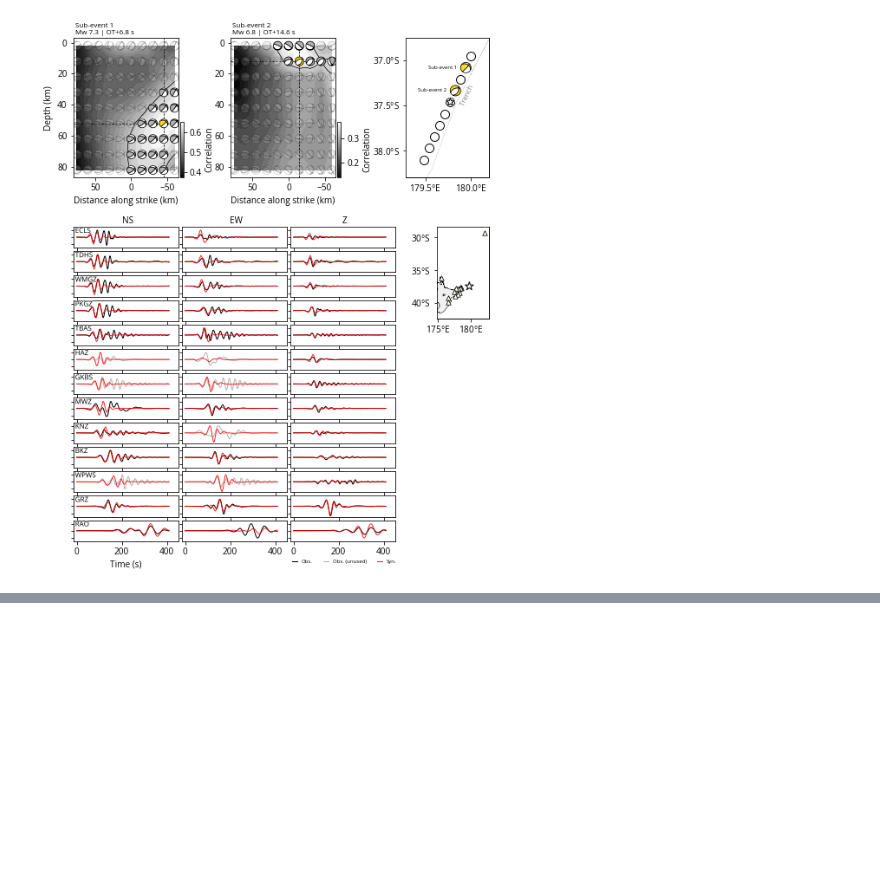
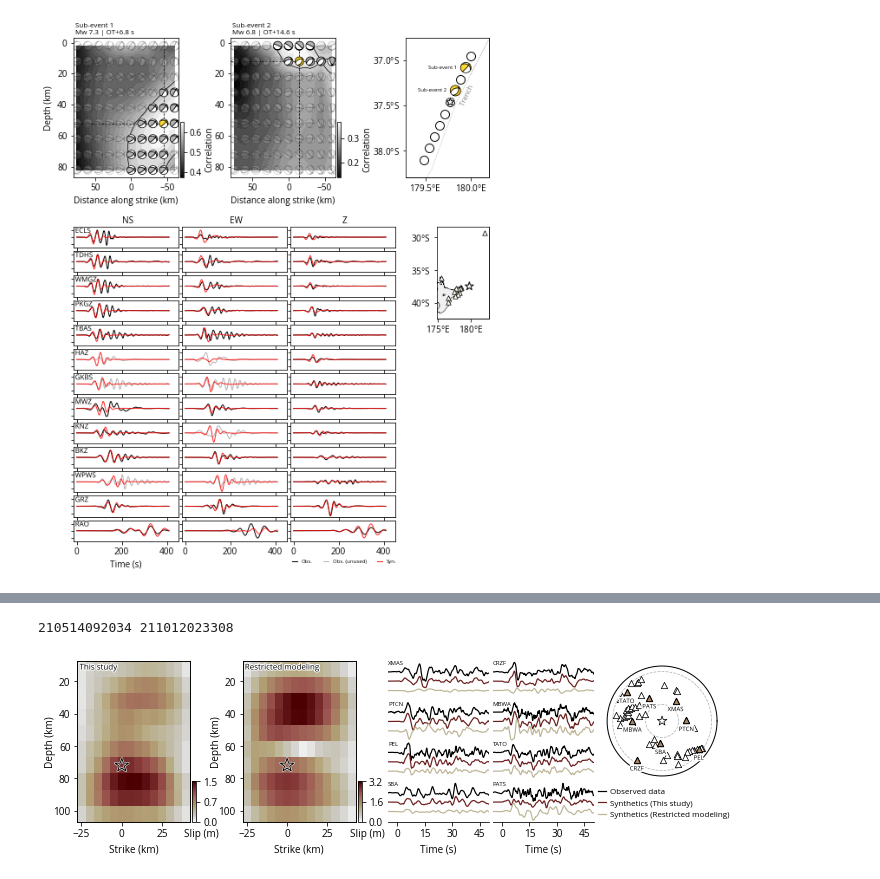
Before and after one commit to rokuwaki/2021EastCapeNZ, a Jupyter notebook: scripts/figure.ipynb, the cells around one changed output, grey strips where cells are left out. Cells and saved outputs as stored; diff of their text form; code cells hidden in the pictures; blank space fills up the shorter version.

```diff
--- a/scripts/figure.ipynb
+++ b/scripts/figure.ipynb
@@ -110,0 +109,5 @@ figuremods.rcmtHF2D('../fig/rcmtHF2DR1.png')
+# %%
+figuremods.comparison_fixed_nonfixed('../fig/comparison_fixed_nonfixed.png')
+# %% [output]
+210514092034 211012023308
+[figure, added]
```
Also changed, not shown: parts of 8 cells of this notebook, 1 other file.
